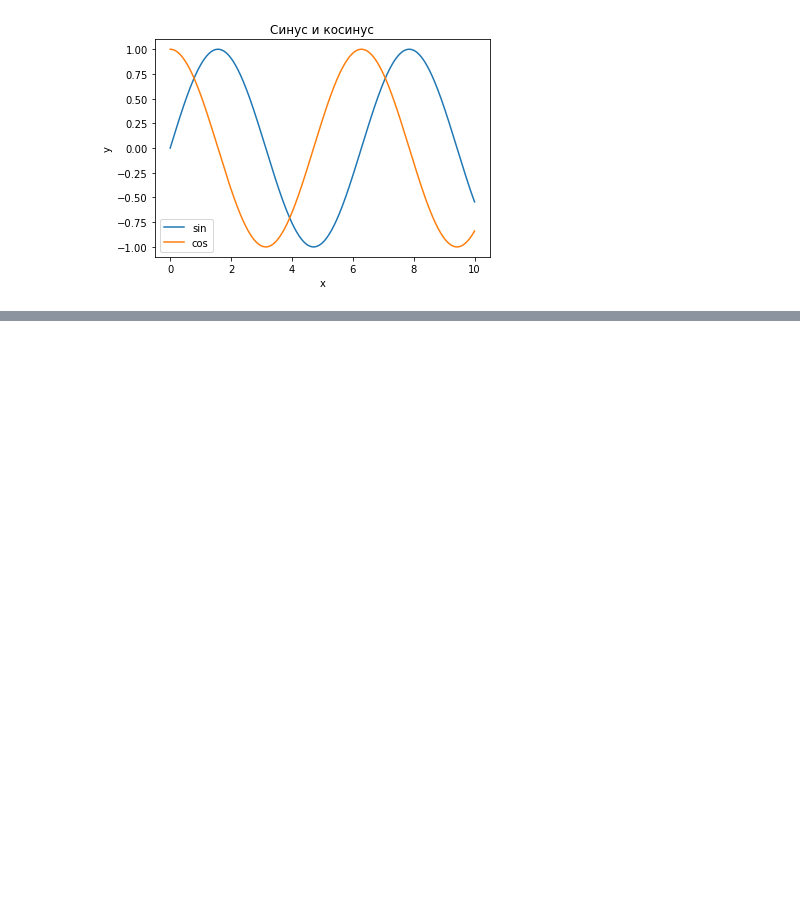
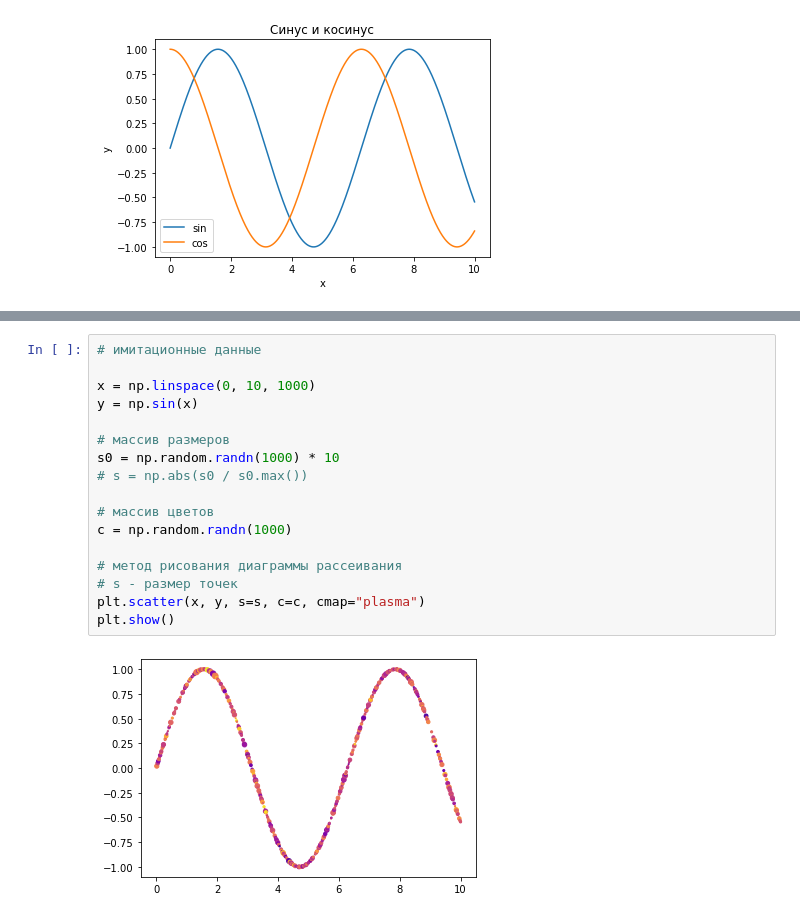
Before and after one commit to Svetlana0603/My_python, a Jupyter notebook: 3.Matplotlib.ipynb, the cells around one changed output, grey strips where cells are left out. Drawn from its saved outputs; the diff is of its cells as text; blank space fills up the shorter version.

```diff
--- a/3.Matplotlib.ipynb
+++ b/3.Matplotlib.ipynb
@@ -149,0 +211,19 @@ plt.show()
+# %%
+# имитационные данные
+
+x = np.linspace(0, 10, 1000)
+y = np.sin(x)
+
+# массив размеров
+s0 = np.random.randn(1000) * 10
+# s = np.abs(s0 / s0.max())
+
+# массив цветов
+c = np.random.randn(1000)
+
+# метод рисования диаграммы рассеивания
+# s - размер точек
+plt.scatter(x, y, s=s, c=c, cmap="plasma")
+plt.show()
+# %% [output]
+[figure, added]
```
Also changed, not shown: parts of 8 cells of this notebook.
